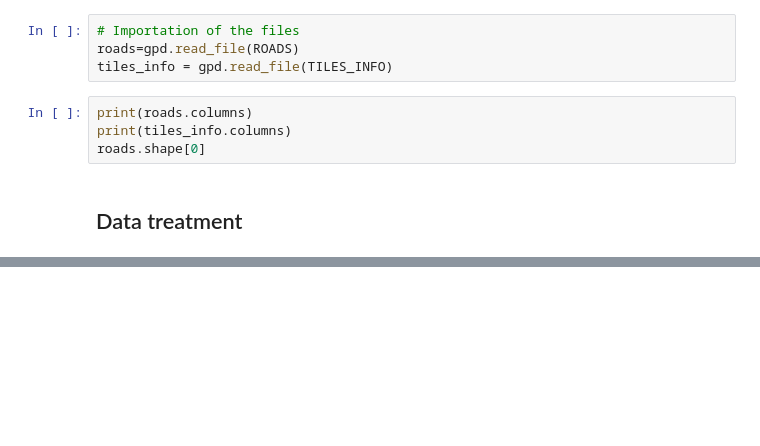
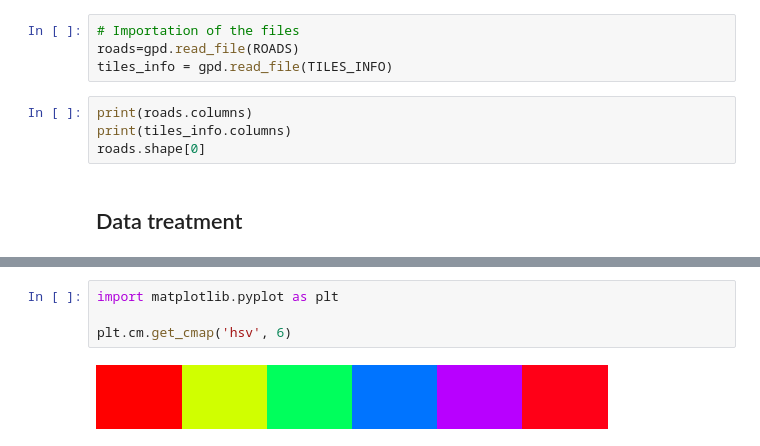
Before and after one commit to swiss-territorial-data-lab/proj-roadsurf, a Jupyter notebook: 03_Scripts/statistical_analysis.ipynb, the cells around one changed output, grey strips where cells are left out. Cells and saved outputs as stored; diff of their text form; blank space fills up the shorter version.

```diff
--- a/03_Scripts/statistical_analysis.ipynb
+++ b/03_Scripts/statistical_analysis.ipynb
@@ -85,0 +888,6 @@ clipped_roads = gpd.clip(valid_roads, tiles_info).explode()
+# %%
+import matplotlib.pyplot as plt
+
+plt.cm.get_cmap('hsv', 6)
+# %% [output]
+[figure, added]
```
Also changed, not shown: parts of 72 cells of this notebook, 6 other files.
